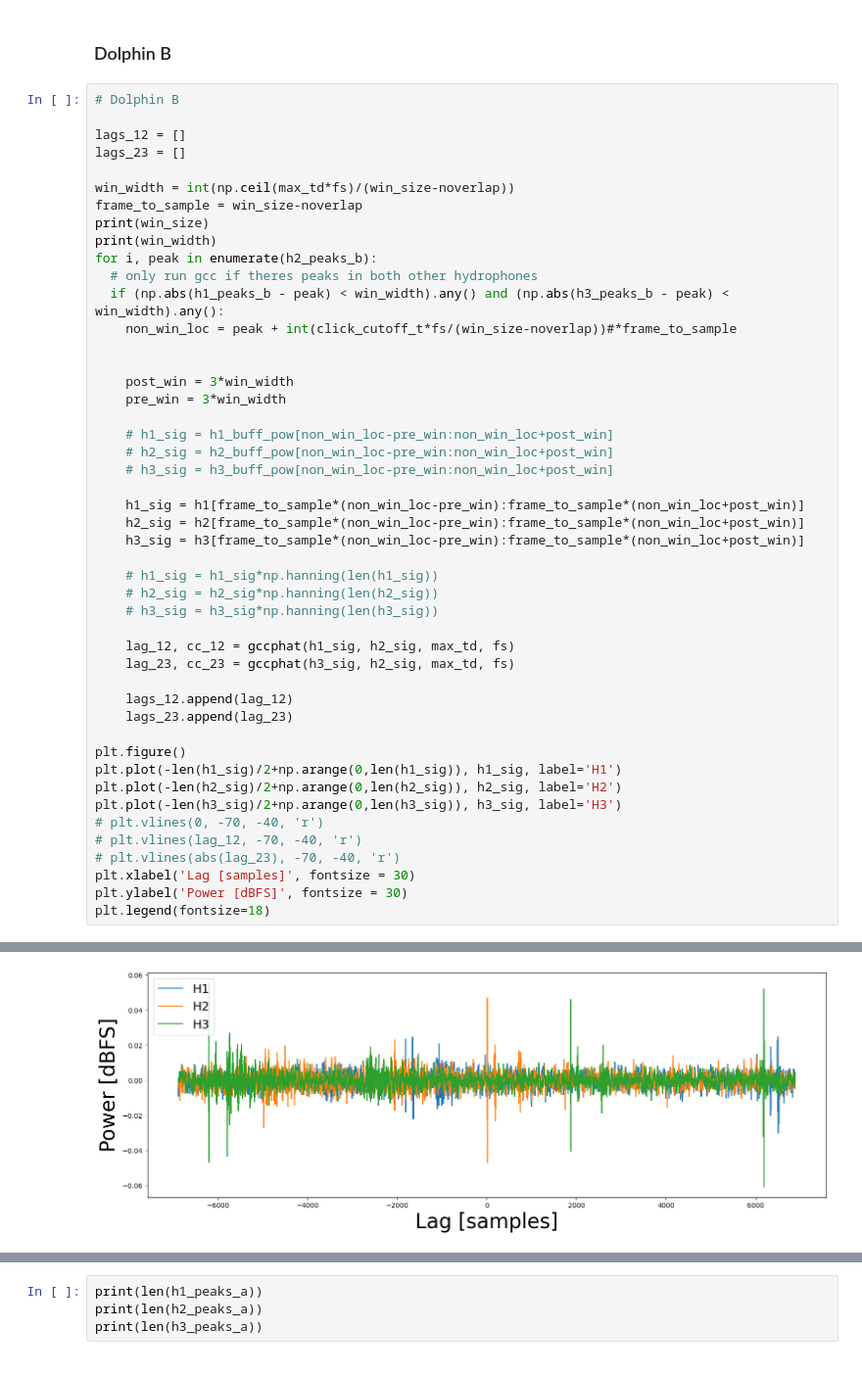
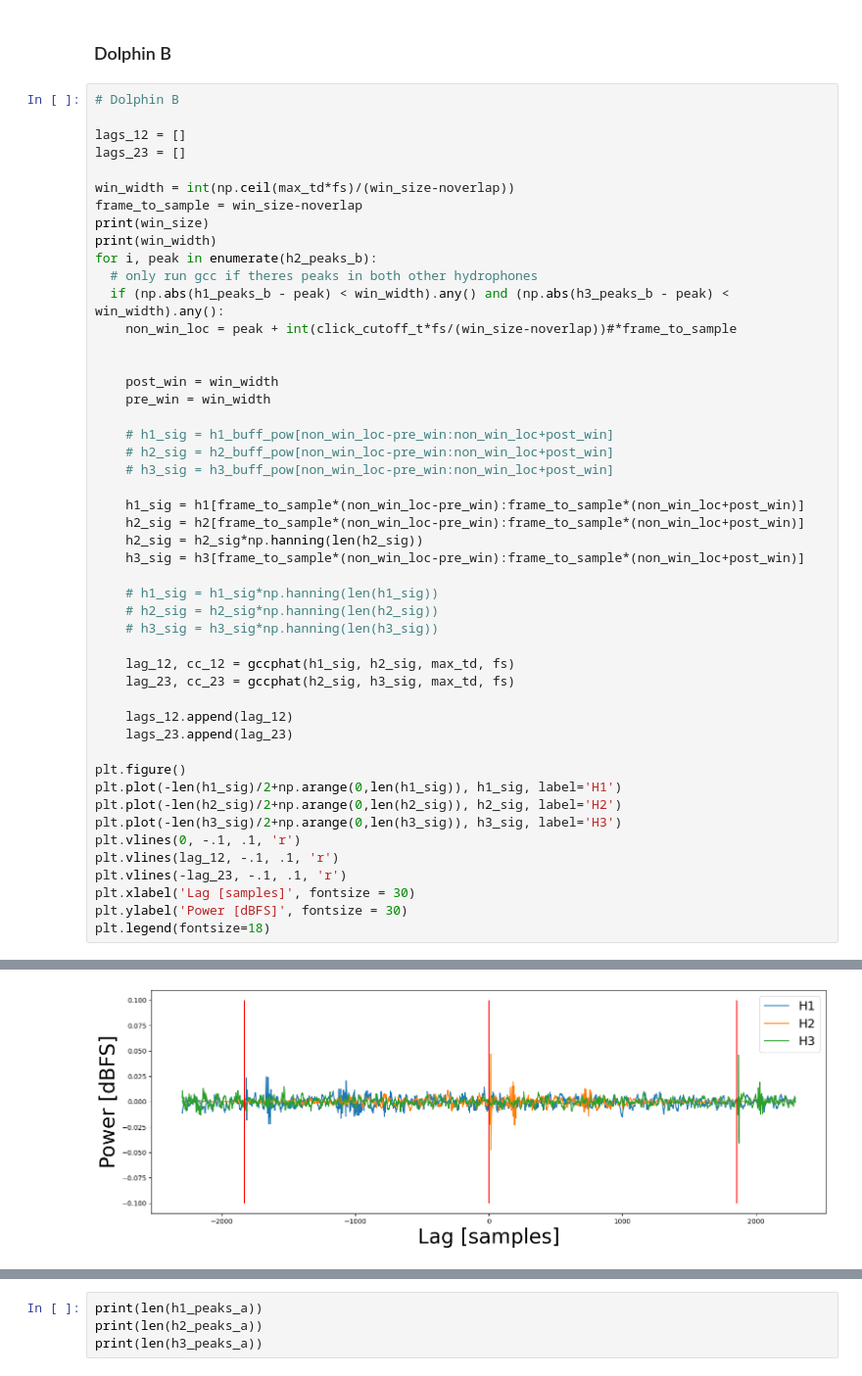
Before and after one commit to bpmasters/asa-challenge-24, a Jupyter notebook: asa-challenge-24.ipynb, the cells around one changed output, grey strips where cells are left out. Shown at 98% size. Drawn from its saved outputs; the diff is of its cells as text.

```diff
--- a/asa-challenge-24.ipynb
+++ b/asa-challenge-24.ipynb
@@ -406,40 +404,41 @@ for i, peak in enumerate(h2_peaks_b):
     non_win_loc = peak + int(click_cutoff_t*fs/(win_size-noverlap))#*frame_to_sample
 
 
-    post_win = 3*win_width
-    pre_win = 3*win_width
+    post_win = win_width
+    pre_win = win_width
 
     # h1_sig = h1_buff_pow[non_win_loc-pre_win:non_win_loc+post_win]
     # h2_sig = h2_buff_pow[non_win_loc-pre_win:non_win_loc+post_win]
     # h3_sig = h3_buff_pow[non_win_loc-pre_win:non_win_loc+post_win]
 
     h1_sig = h1[frame_to_sample*(non_win_loc-pre_win):frame_to_sample*(non_win_loc+post_win)]
     h2_sig = h2[frame_to_sample*(non_win_loc-pre_win):frame_to_sample*(non_win_loc+post_win)]
+    h2_sig = h2_sig*np.hanning(len(h2_sig))
     h3_sig = h3[frame_to_sample*(non_win_loc-pre_win):frame_to_sample*(non_win_loc+post_win)]
 
     # h1_sig = h1_sig*np.hanning(len(h1_sig))
     # h2_sig = h2_sig*np.hanning(len(h2_sig))
     # h3_sig = h3_sig*np.hanning(len(h3_sig))
 
     lag_12, cc_12 = gccphat(h1_sig, h2_sig, max_td, fs)
-    lag_23, cc_23 = gccphat(h3_sig, h2_sig, max_td, fs)
+    lag_23, cc_23 = gccphat(h2_sig, h3_sig, max_td, fs)
 
     lags_12.append(lag_12)
     lags_23.append(lag_23)
 
 plt.figure()
 plt.plot(-len(h1_sig)/2+np.arange(0,len(h1_sig)), h1_sig, label='H1')
 plt.plot(-len(h2_sig)/2+np.arange(0,len(h2_sig)), h2_sig, label='H2')
 plt.plot(-len(h3_sig)/2+np.arange(0,len(h3_sig)), h3_sig, label='H3')
-# plt.vlines(0, -70, -40, 'r')
-# plt.vlines(lag_12, -70, -40, 'r')
-# plt.vlines(abs(lag_23), -70, -40, 'r')
+plt.vlines(0, -.1, .1, 'r')
+plt.vlines(lag_12, -.1, .1, 'r')
+plt.vlines(-lag_23, -.1, .1, 'r')
 plt.xlabel('Lag [samples]', fontsize = 30)
 plt.ylabel('Power [dBFS]', fontsize = 30)
 plt.legend(fontsize=18)
 # %% [output]
 16
 287
 <matplotlib.legend.Legend at 0x...>
-[figure, old version]
+[figure, new version]
 # %%
```
Also changed, not shown: parts of 3 cells of this notebook.
